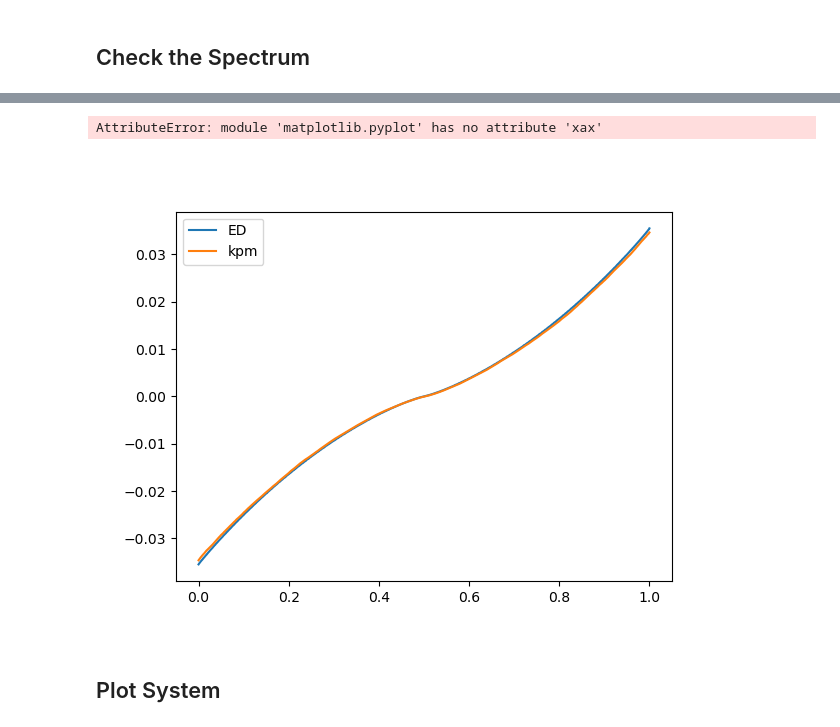
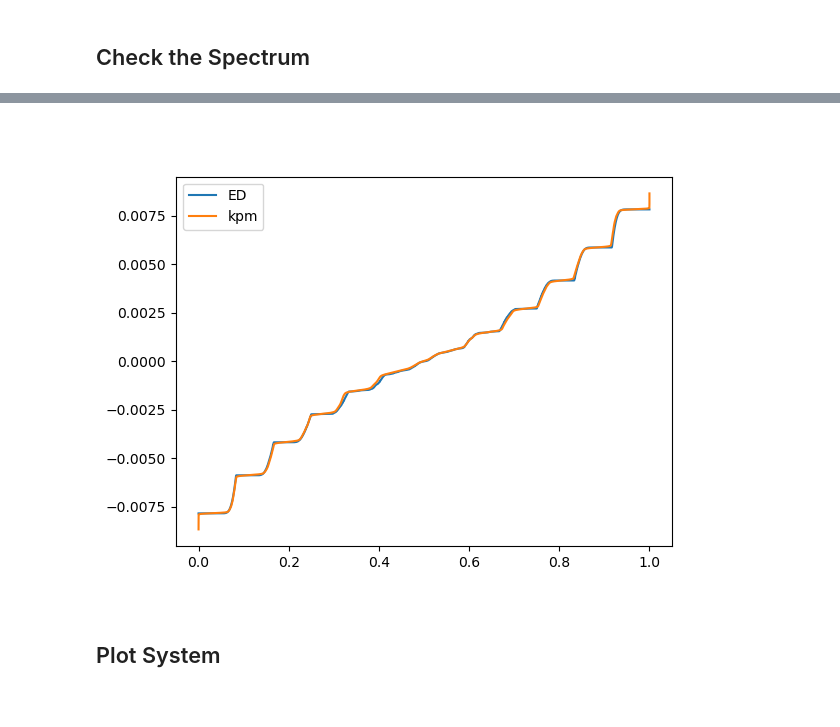
Before and after one commit to yzhaoo/EQuantum, a Jupyter notebook: squaregate.ipynb, the cells around one changed output, grey strips where cells are left out. Drawn from its saved outputs; the diff is of its cells as text; code cells hidden in the pictures.

```diff
--- a/squaregate.ipynb
+++ b/squaregate.ipynb
@@ -227,19 +234,24 @@ Htest=fsc.qsystem.H.toarray()
 pot=np.diagonal(Htest)
 # %%
 ev=np.sort(sl.eigvals(Htest))
-# %%
-ildos=qbuilder.update_ildos(fsc,syst,delta=fsc.t/20,npol_scale=6)
+# %%
+ildos=qbuilder.update_ildos(
+    fsc, syst,
+    approx="TF",
+    Ncore=20,
+    M=512,
+    eps=0.05,
+    kernel="jackson",
+)
 # %%
 nden=np.array([np.sum(ildos[0][1][:idx])for idx,ee in enumerate(ildos[0][0])])
 plt.figure()
 plt.plot(np.linspace(0,1,len(ev)),ev,label='ED')
 plt.plot(nden/nden[-1],ildos[0][0]-fsc.bandwidth,label='kpm')
 plt.legend()
-plt.xax
 plt.show()
 # %% [output]
-AttributeError: module 'matplotlib.pyplot' has no attribute 'xax'
-[figure, old version]
+[figure, new version]
 # %% [markdown]
 ## Plot System
 # %%
```
Also changed, not shown: parts of 10 cells of this notebook, 2 other files.
